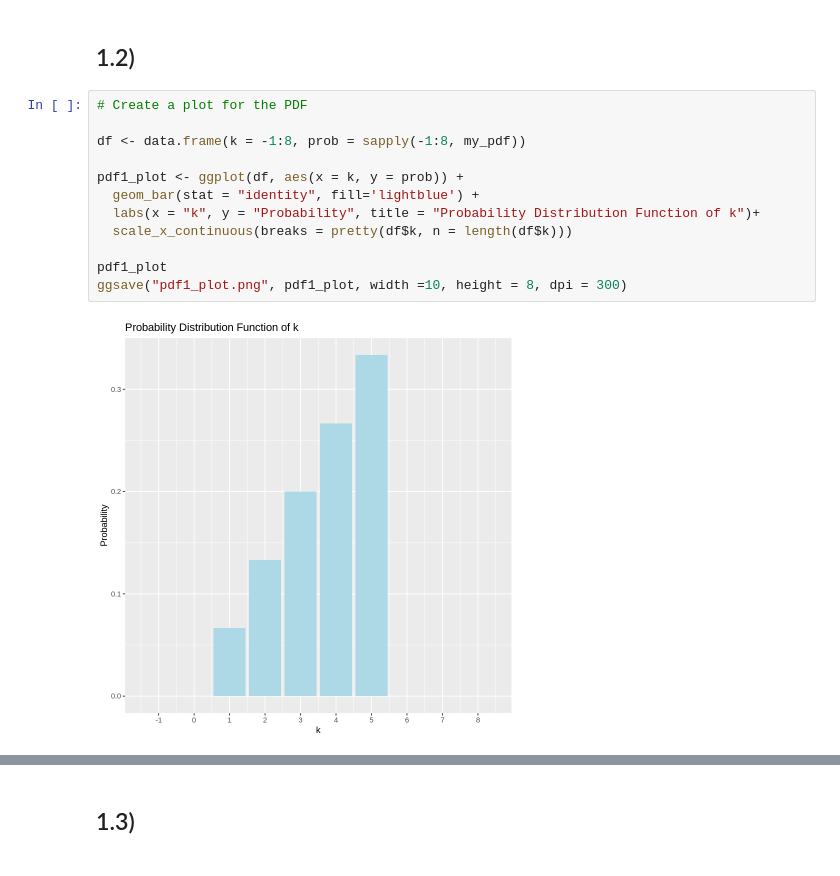
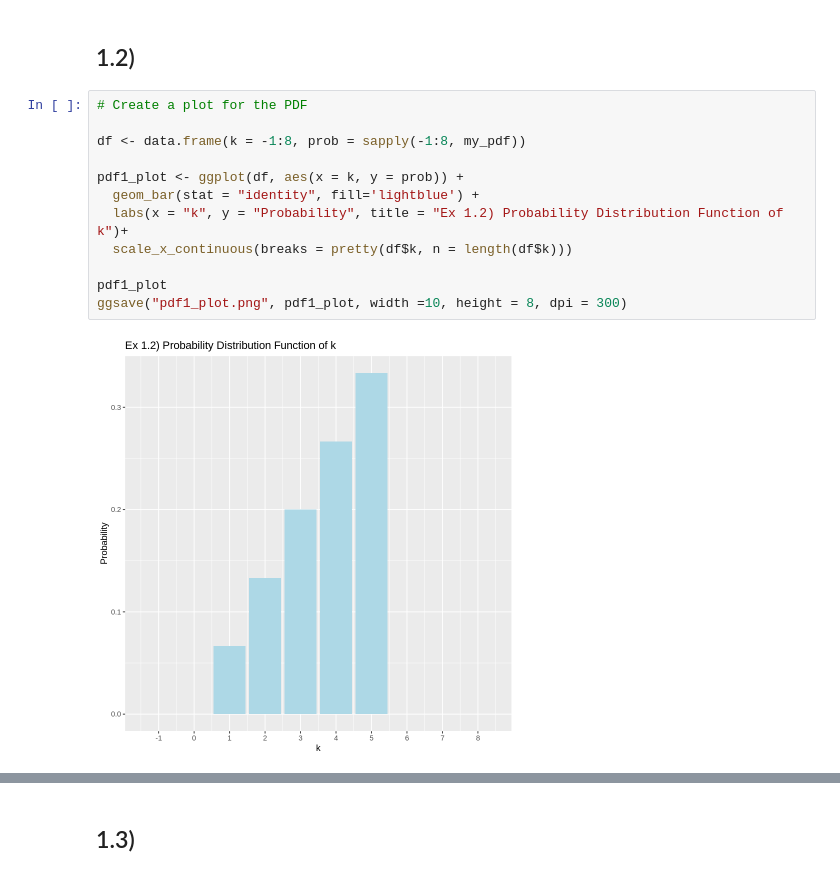
Before and after one commit to Berto70/advstat, a Jupyter notebook: Ex 2/ex2.ipynb, the cells around one changed output, grey strips where cells are left out. Saved outputs shown, nothing was run; the diff lists cells and outputs as text.

```diff
--- a/Ex 2/ex2.ipynb
+++ b/Ex 2/ex2.ipynb
@@ -59,17 +59,17 @@ my_cdf <- function(k) {
 # %%
 # Create a plot for the PDF
 
 df <- data.frame(k = -1:8, prob = sapply(-1:8, my_pdf))
 
 pdf1_plot <- ggplot(df, aes(x = k, y = prob)) +
   geom_bar(stat = "identity", fill='lightblue') +
-  labs(x = "k", y = "Probability", title = "Probability Distribution Function of k")+
+  labs(x = "k", y = "Probability", title = "Ex 1.2) Probability Distribution Function of k")+
   scale_x_continuous(breaks = pretty(df$k, n = length(df$k)))
 
 pdf1_plot
 ggsave("pdf1_plot.png", pdf1_plot, width =10, height = 8, dpi = 300)
 # %% [output]
-[figure, old version]
+[figure, new version]
 # %%
 # Create a plot for the CDF
 
```
Also changed, not shown: parts of 12 cells of this notebook, 2 other files.
